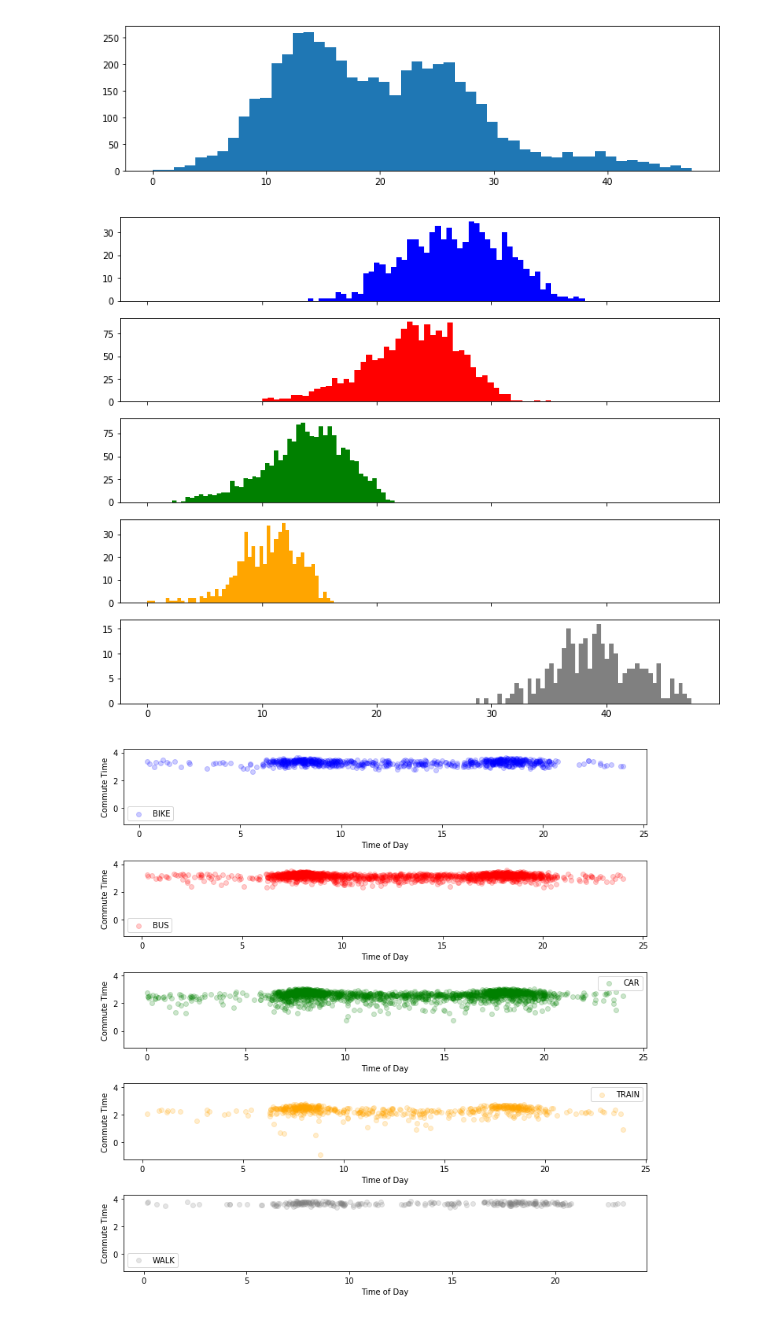
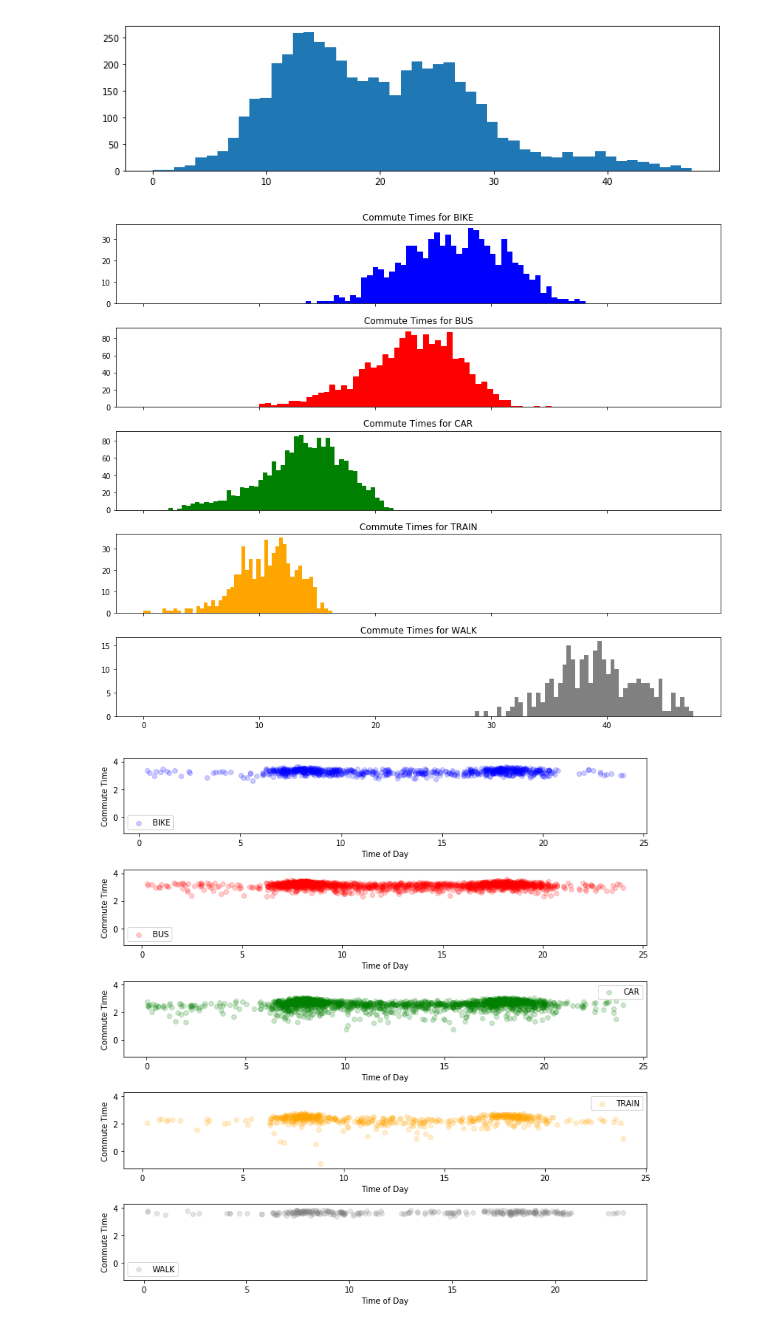
Before and after one commit to madrury/commute-times, a Jupyter notebook: commute-times.ipynb, the cells around one changed output. Saved outputs shown, nothing was run; the diff lists cells and outputs as text; code cells hidden in the pictures.

```diff
--- a/commute-times.ipynb
+++ b/commute-times.ipynb
@@ -50,13 +50,14 @@ _ = ax.hist(commute_time, bins=50)
 # %%
 fig, axs = plt.subplots(5, 1, figsize=(12, 10), sharex=True)
 colors = ['blue', 'red', 'green', 'orange', 'grey']
 
 for ax, ctype, color in zip(axs, np.unique(commute_type), colors):
     ctime = commute_time[commute_type == ctype]
     ax.hist(ctime, bins=50, color=color)
-    ax.set_title(f"Commute ")
+    ax.set_title(f"Commute Times for {ctype}")
+fig.tight_layout()
 # %% [output]
-[figure, old version]
+[figure, new version]
 # %%
 fig, axs = plt.subplots(5, 1, figsize=(10, 10), sharey=True)
 colors = ['blue', 'red', 'green', 'orange', 'grey']
```
